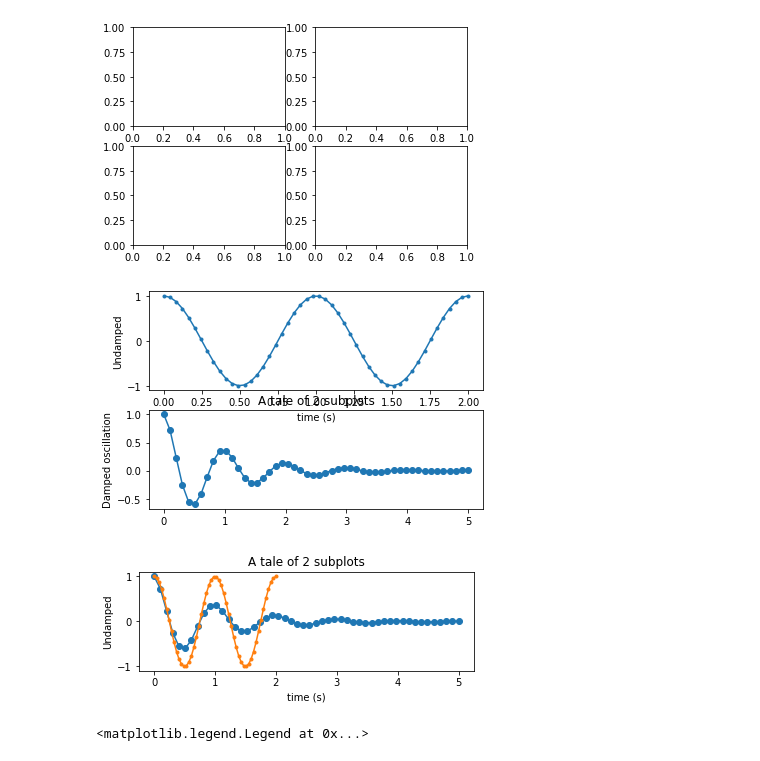
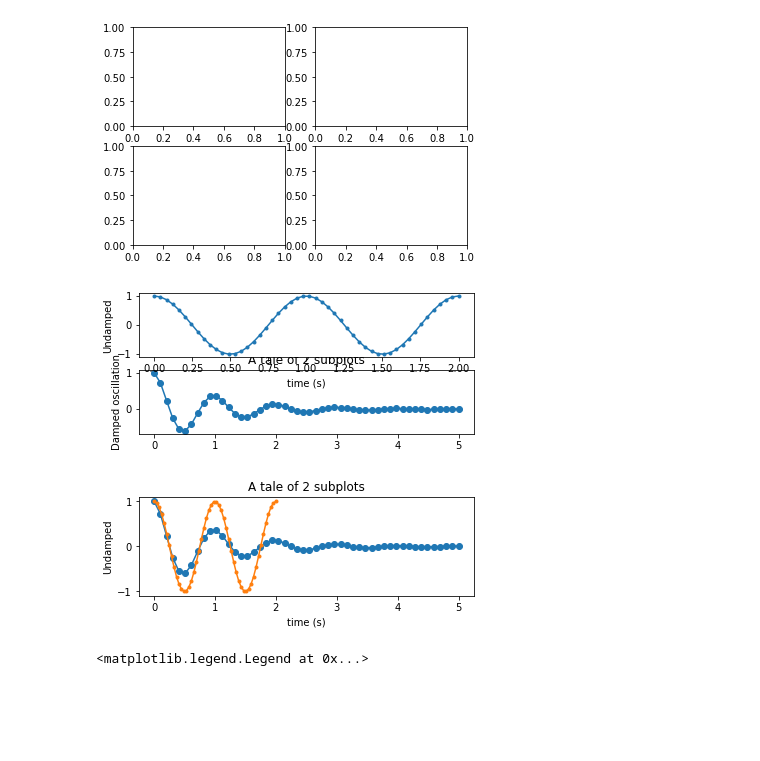
Before and after one commit to JHC90/Basic-DataScience-Skills, a Jupyter notebook: Packet_Visualisierung_matplotlib.ipynb, the cells around one changed output. Drawn from its saved outputs; the diff is of its cells as text; code cells hidden in the pictures; blank space fills up the shorter version.

```diff
--- a/Packet_Visualisierung_matplotlib.ipynb
+++ b/Packet_Visualisierung_matplotlib.ipynb
@@ -35,36 +127,36 @@ import matplotlib.pyplot as plt
 x1 = np.linspace(0.0, 5.0)
 x2 = np.linspace(0.0, 2.0)
 
 y1 = np.cos(2 * np.pi * x1) * np.exp(-x1)
 y2 = np.cos(2 * np.pi * x2)
 
-plt.subplot(2, 1, 2)
+plt.subplot(3, 1, 2)
 plt.plot(x1, y1, 'o-')
 plt.title('A tale of 2 subplots')
 plt.ylabel('Damped oscillation')
 
-plt.subplot(2, 1, 1)
+plt.subplot(3, 1, 1)
 plt.plot(x2, y2, '.-')
 plt.xlabel('time (s)')
 plt.ylabel('Undamped')
 
 plt.show()
 
 # Ab hier gleich bloss dass beide Subplot vereint werden
 
 plt.subplot(2, 1, 2)
 plt.subplot(2, 1, 2)
 plt.plot(x1, y1, 'o-')
 plt.title('A tale of 2 subplots')
 plt.ylabel('Damped oscillation')
 
 plt.subplot(2, 1, 2)
 plt.plot(x2, y2, '.-')
 plt.xlabel('time (s)')
 plt.ylabel('Undamped')
 plt.show()
 # %% [output]
-[figure, old version]
+[figure, new version]
 [figure]
 # %%
 x = np.linspace(0, 2, 100)
```
Also changed, not shown: parts of 18 cells of this notebook, 20 other files.
